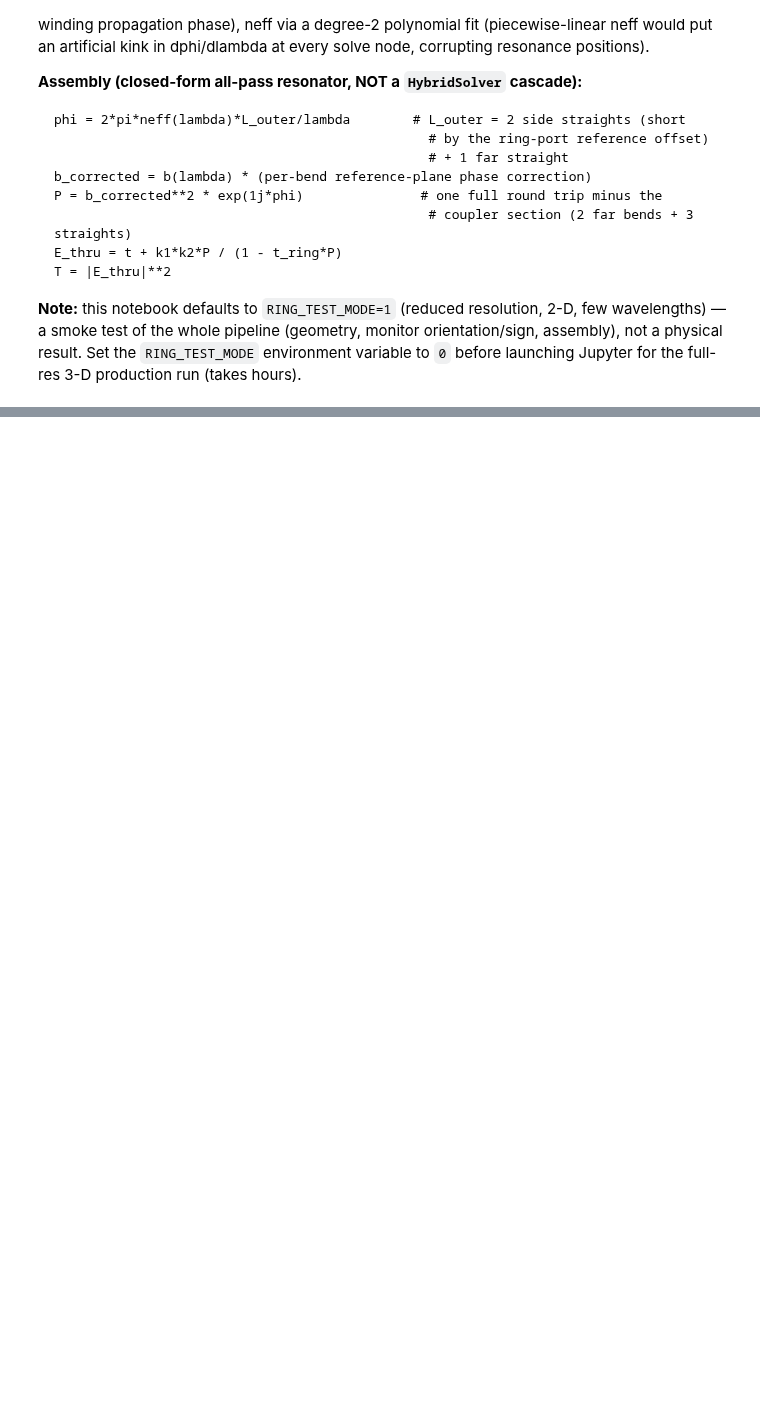
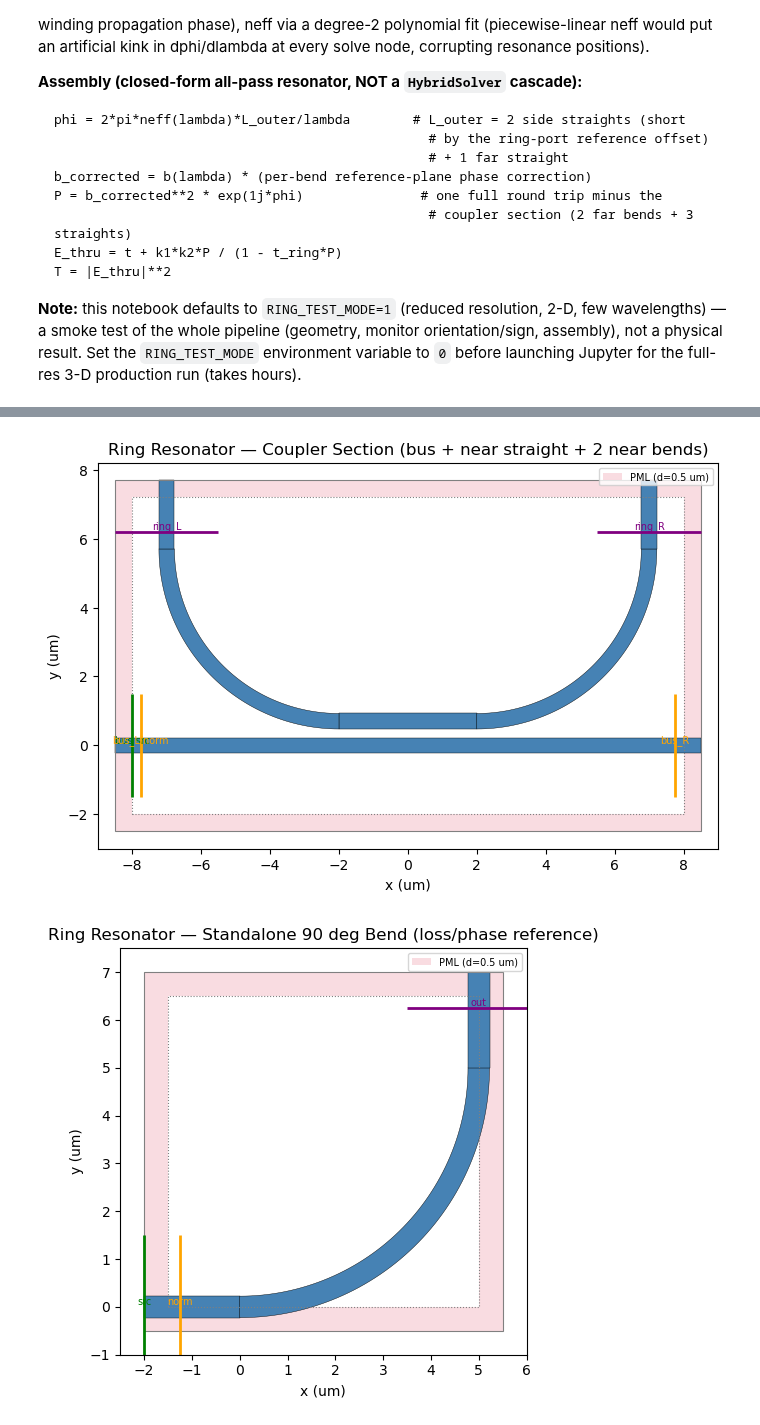
Before and after one commit to jakeh13/BEEF, a Jupyter notebook: examples/ring_resonator/notebooks/ring_resonator_hybrid.ipynb, the cells around one changed output, grey strips where cells are left out. Drawn from its saved outputs; the diff is of its cells as text; code cells hidden in the pictures; blank space fills up the shorter version.

```diff
--- a/examples/ring_resonator/notebooks/ring_resonator_hybrid.ipynb
+++ b/examples/ring_resonator/notebooks/ring_resonator_hybrid.ipynb
@@ -157,8 +161,11 @@ def rect_poly(x0, y0, x1, y1):
 W = WAVEGUIDE_WIDTH
 Y_RING = W + GAP
 STUB_X = L_C / 2 + R                    # x of both vertical stub columns
-INNER_X_HALF = STUB_X + 1.0              # bus extends this far past the stub columns (inner, no PML)
-Y_BELOW = 2.0                            # inner clearance below the bus
+Y_BELOW = 2.0                            # inner clearance below the bus (also reused below as the
+                                          # ring-port monitors' PORT_APERTURE/2 + margin clearance)
+INNER_X_HALF = STUB_X + Y_BELOW          # bus extends this far past the stub columns (inner, no PML) —
+                                          # sized so ring_L/ring_R's transverse PORT_APERTURE/2 window
+                                          # clears the PML, same margin as Y_BELOW gives the bus monitors
 Y_TOP = Y_RING + R + STUB_LEN            # inner y of the ring-port stub tops
 
 COUPLER_SX = 2 * (INNER_X_HALF + DPML)
@@ -184,8 +191,13 @@ def build_coupler_polys():
 #    enough from the bus/near straight that they don't need their own
 #    coupled-section simulation).
 # Built in a natural frame: input stub x in [-STUB_LEN, 0], arc center (0, R), output stub y in [R, R+STUB_LEN].
-BEND_X_MIN, BEND_X_MAX = -STUB_LEN - DPML, R + DPML
-BEND_Y_MIN, BEND_Y_MAX = -DPML, R + STUB_LEN + DPML
+# X_MAX/Y_MIN widened past the bare bend radius by Y_BELOW (the same
+# PORT_APERTURE/2 + margin clearance the coupler section uses below its bus
+# straight, section 3) — without it, the arc's own outer radius (R+W/2) and
+# the out_mon/norm_mon transverse mode-decomposition apertures
+# (PORT_APERTURE/2 each) clip into the PML.
+BEND_X_MIN, BEND_X_MAX = -STUB_LEN - DPML, R + Y_BELOW + DPML
+BEND_Y_MIN, BEND_Y_MAX = -Y_BELOW - DPML, R + STUB_LEN + DPML
 BEND_SX = BEND_X_MAX - BEND_X_MIN
 BEND_SY = BEND_Y_MAX - BEND_Y_MIN
 BEND_X_CENTER = (BEND_X_MAX + BEND_X_MIN) / 2.0
@@ -400,10 +412,19 @@ def find_dips(wl_dense, T):
 # 10. Geometry preview plots
 def plot_cell(polys, cell_size, geometry_center, monitors, title):
     fig, ax = plt.subplots(figsize=(7, 5))
+    cx, cy = geometry_center
+    sx, sy = cell_size
+
+    outer = mpatches.Rectangle((cx - sx / 2, cy - sy / 2), sx, sy)
+    inner = mpatches.Rectangle((cx - sx / 2 + DPML, cy - sy / 2 + DPML), sx - 2 * DPML, sy - 2 * DPML)
+    pml_path = mpath.Path.make_compound_path(
+        mpath.Path(outer.get_verts()[::-1]), mpath.Path(inner.get_verts())
+    )
+    ax.add_patch(mpatches.PathPatch(pml_path, facecolor="crimson", alpha=0.15, edgecolor="none",
+                                     zorder=0, label="PML"))
+
     for poly in polys:
         ax.add_patch(mpatches.Polygon(poly, closed=True, facecolor="steelblue", edgecolor="k", lw=0.3))
-    cx, cy = geometry_center
-    sx, sy = cell_size
     ax.add_patch(mpatches.Rectangle((cx - sx / 2, cy - sy / 2), sx, sy, fill=False, edgecolor="gray", lw=0.8))
     ax.add_patch(mpatches.Rectangle((cx - sx / 2 + DPML, cy - sy / 2 + DPML), sx - 2 * DPML, sy - 2 * DPML,
                                      fill=False, edgecolor="gray", linestyle=":", lw=0.8))
@@ -417,36 +438,41 @@ def plot_cell(polys, cell_size, geometry_center, monitors, title):
     ax.set_xlabel("x (um)")
     ax.set_ylabel("y (um)")
     ax.set_title(title)
+    ax.legend(handles=[mpatches.Patch(facecolor="crimson", alpha=0.15, label=f"PML (d={DPML} um)")],
+              loc="upper right", fontsize=7)
     plt.tight_layout()
     plt.show()
 
 
 def _mon_seg(width, x=None, y=None, xc=None, yc=None):
     if x is not None:
         return (x, yc - width / 2, x, yc + width / 2)
     return (xc - width / 2, y, xc + width / 2, y)
 
 
 plot_cell(
     build_coupler_polys(), (COUPLER_SX, COUPLER_SY), (0.0, COUPLER_Y_CENTER),
     [
         ("src", *_mon_seg(PORT_APERTURE, x=-INNER_X_HALF, yc=0.0), "bus src", "green"),
         ("mon", *_mon_seg(PORT_APERTURE, x=-INNER_X_HALF + MONITOR_MARGIN, yc=0.0), "bus_L/norm", "orange"),
         ("mon", *_mon_seg(PORT_APERTURE, x=INNER_X_HALF - MONITOR_MARGIN, yc=0.0), "bus_R", "orange"),
         ("mon", *_mon_seg(PORT_APERTURE, xc=-STUB_X, y=Y_RING + R + S_MON), "ring_L", "purple"),
         ("mon", *_mon_seg(PORT_APERTURE, xc=STUB_X, y=Y_RING + R + S_MON), "ring_R", "purple"),
     ],
     "Ring Resonator — Coupler Section (bus + near straight + 2 near bends)",
 )
 plot_cell(
     build_bend_polys(), (BEND_SX, BEND_SY), (BEND_X_CENTER, BEND_Y_CENTER),
     [
         ("src", *_mon_seg(PORT_APERTURE, x=-STUB_LEN - DPML, yc=0.0), "src", "green"),
         ("mon", *_mon_seg(PORT_APERTURE, x=-STUB_LEN + MONITOR_MARGIN, yc=0.0), "norm", "orange"),
         ("mon", *_mon_seg(PORT_APERTURE, xc=R, y=R + STUB_LEN - MONITOR_MARGIN), "out", "purple"),
     ],
     "Ring Resonator — Standalone 90 deg Bend (loss/phase reference)",
 )
+# %% [output]
+[figure, added]
+[figure, added]
 # %%
 # 11. Run the 3 FDTD simulations
 wl_fdtd = np.linspace(WL_MIN, WL_MAX, N_WL_FDTD)
```
Also changed, not shown: parts of 6 cells of this notebook, 4 other files.
